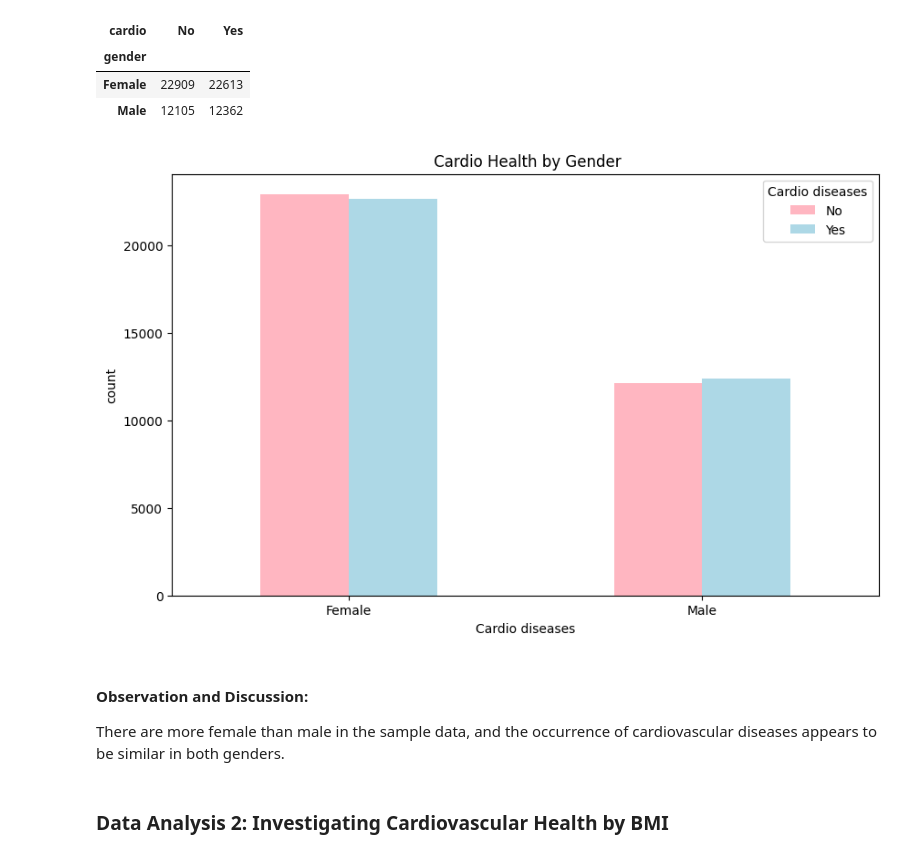
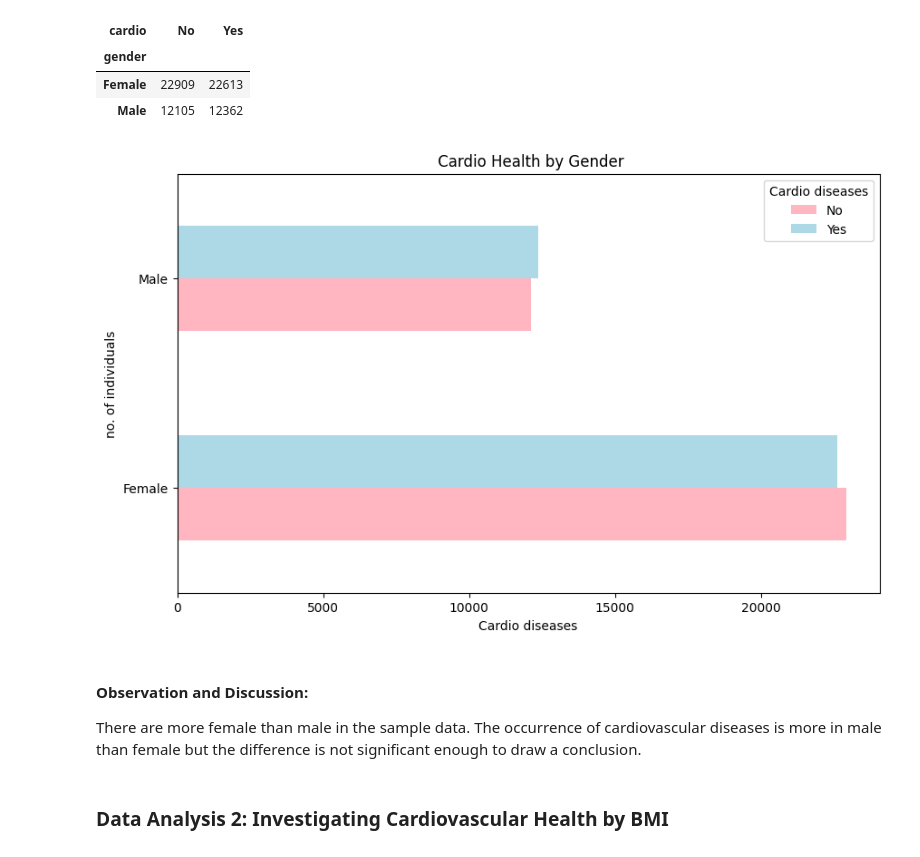
Before and after one commit to w21280485/assignment_a2_2, a Jupyter notebook: Cardiovascular_Health_Analysis_Wong21280485.ipynb, the cells around one changed output. Cells and saved outputs as stored; diff of their text form; code cells hidden in the pictures.

```diff
--- a/Cardiovascular_Health_Analysis_Wong21280485.ipynb
+++ b/Cardiovascular_Health_Analysis_Wong21280485.ipynb
@@ -220,25 +224,25 @@ cardio_gender_counts
 # %%
 # @title Visualisation
 
 # Import library
 import matplotlib.pyplot as plt
 
 # Create a group bar chart
-cardio_gender_counts.plot(kind='bar', figsize=(10, 6), color=('lightpink','lightblue'))
+cardio_gender_counts.plot(kind='barh', figsize=(10, 6), color=('lightpink','lightblue'))
 plt.title(' Cardio Health by Gender')
 plt.xlabel('Cardio diseases')
-plt.ylabel('count')
+plt.ylabel('no. of individuals')
 plt.xticks(rotation=0)
 plt.legend(title='Cardio diseases')
 
 # Display the plot
 plt.show()
 # %% [output]
-[figure, old version]
+[figure, new version]
 # %% [markdown]
 #### Observation and Discussion:
 
-There are more female than male in the sample data, and the occurrence of cardiovascular diseases appears to be similar in both genders.
+There are more female than male in the sample data. The occurrence of cardiovascular diseases is more in male than female but the difference is not significant enough to draw a conclusion.
 # %% [markdown]
 ### Data Analysis 2:  Investigating Cardiovascular Health by BMI
 # %%
```
Also changed, not shown: parts of 7 cells of this notebook.
